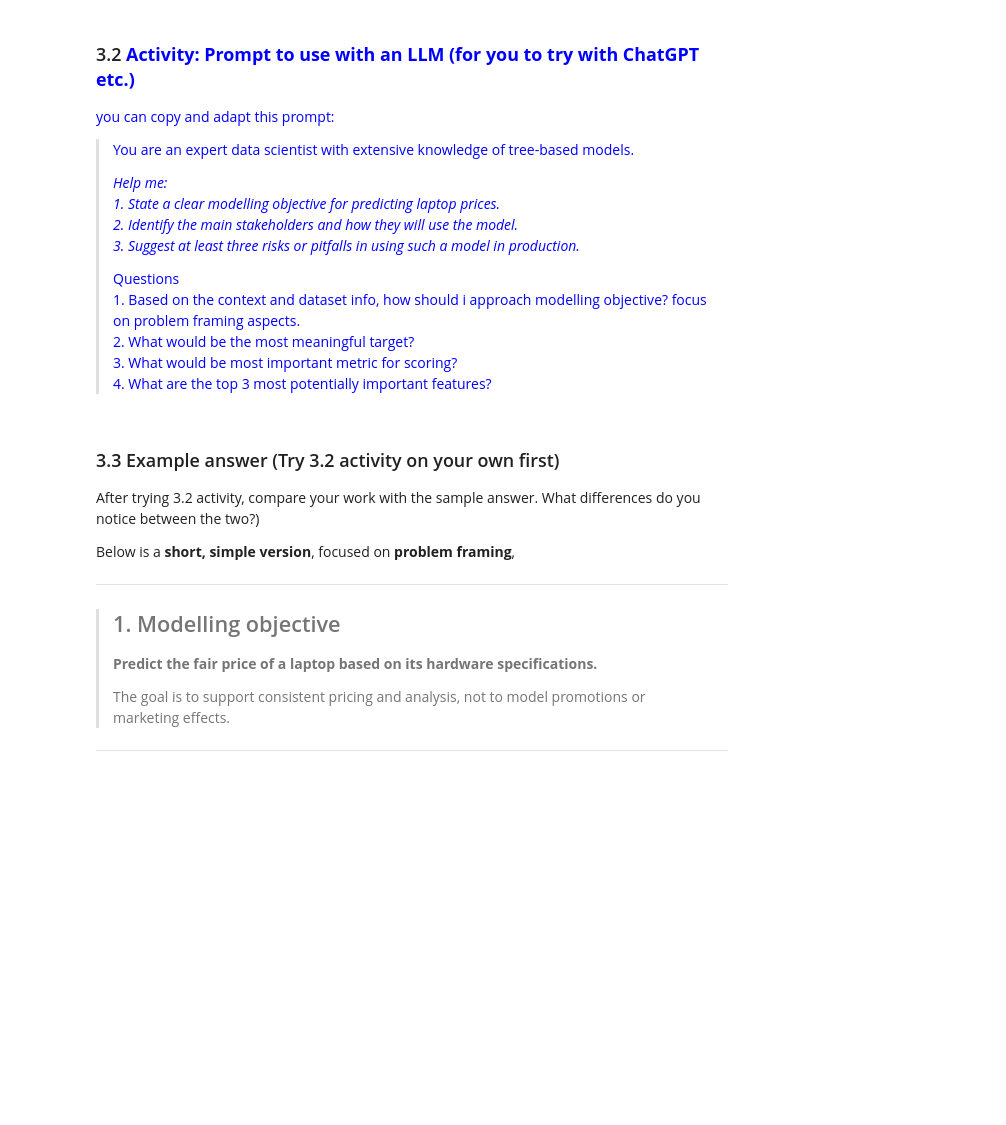
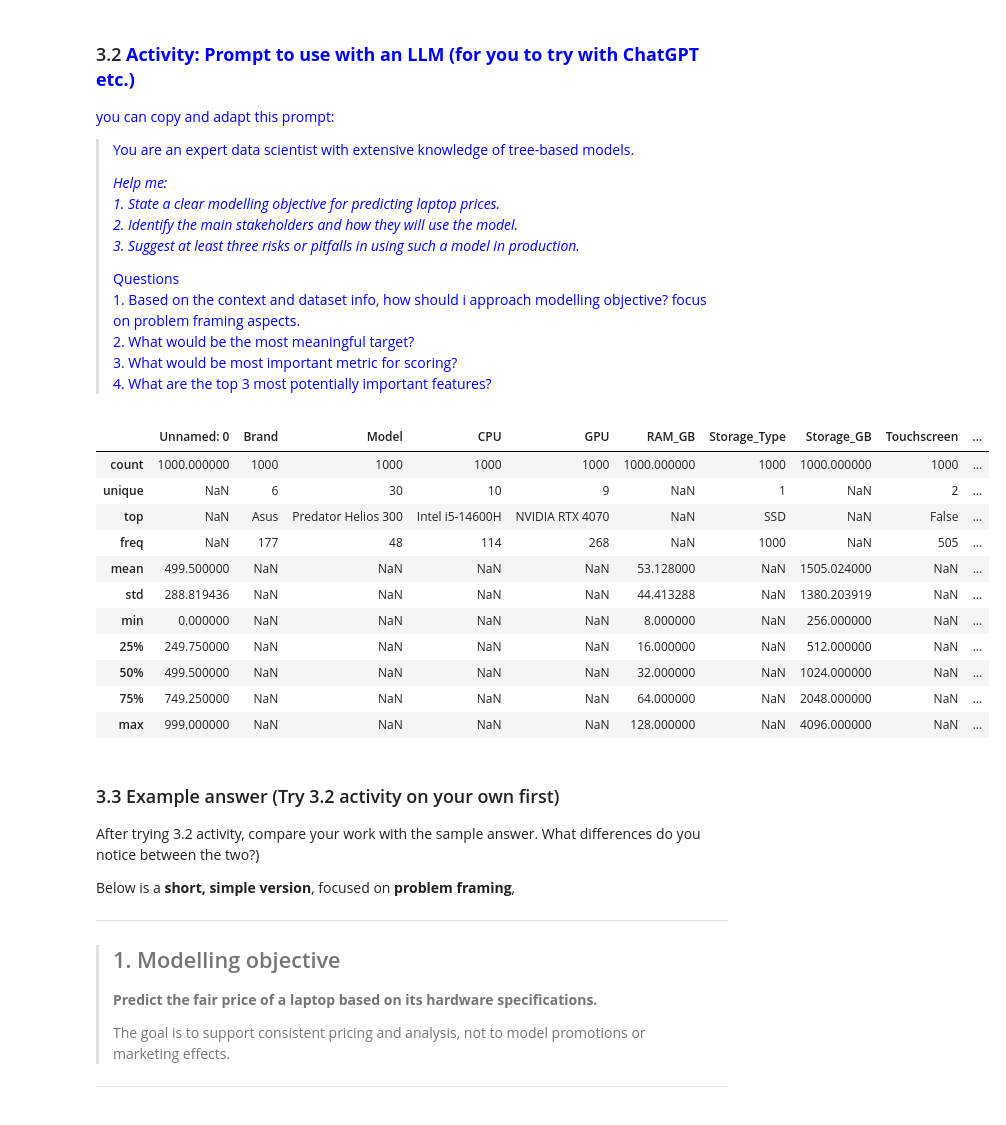
Before and after one commit to hazelchiang2102/ADALL_github, a Jupyter notebook: W3_S1_ADALL_Preparing_&_Modelling.ipynb, the cells around one changed output. Cells and saved outputs as stored; diff of their text form; code cells hidden in the pictures; blank space fills up the shorter version.

```diff
--- a/W3_S1_ADALL_Preparing_&_Modelling.ipynb
+++ b/W3_S1_ADALL_Preparing_&_Modelling.ipynb
@@ -139,6 +139,21 @@ The business problem is that a refurbished laptop store wants to understand and
 >2. What would be the most meaningful target? <br>
 >3. What would be most important metric for scoring? <br>
 >4. What are the top 3 most potentially important features?
+# %%
+display(df.describe(include='all'))
+# %% [output]
+|  | Unnamed: 0 | Brand | Model | CPU | GPU | RAM_GB | Storage_Type | Storage_GB | Touchscreen | ... |
+| count | 1000.000000 | 1000 | 1000 | 1000 | 1000 | 1000.000000 | 1000 | 1000.000000 | 1000 | ... |
+| unique | NaN | 6 | 30 | 10 | 9 | NaN | 1 | NaN | 2 | ... |
+| top | NaN | Asus | Predator Helios 300 | Intel i5-14600H | NVIDIA RTX 4070 | NaN | SSD | NaN | False | ... |
+| freq | NaN | 177 | 48 | 114 | 268 | NaN | 1000 | NaN | 505 | ... |
+| mean | 499.500000 | NaN | NaN | NaN | NaN | 53.128000 | NaN | 1505.024000 | NaN | ... |
+| std | 288.819436 | NaN | NaN | NaN | NaN | 44.413288 | NaN | 1380.203919 | NaN | ... |
+| min | 0.000000 | NaN | NaN | NaN | NaN | 8.000000 | NaN | 256.000000 | NaN | ... |
+| 25% | 249.750000 | NaN | NaN | NaN | NaN | 16.000000 | NaN | 512.000000 | NaN | ... |
+| 50% | 499.500000 | NaN | NaN | NaN | NaN | 32.000000 | NaN | 1024.000000 | NaN | ... |
+| 75% | 749.250000 | NaN | NaN | NaN | NaN | 64.000000 | NaN | 2048.000000 | NaN | ... |
+| max | 999.000000 | NaN | NaN | NaN | NaN | 128.000000 | NaN | 4096.000000 | NaN | ... |
 # %% [markdown]
 ### 3.3 Example  answer (Try 3.2 activity on your own first)
 
```
Also changed, not shown: parts of 3 cells of this notebook.
